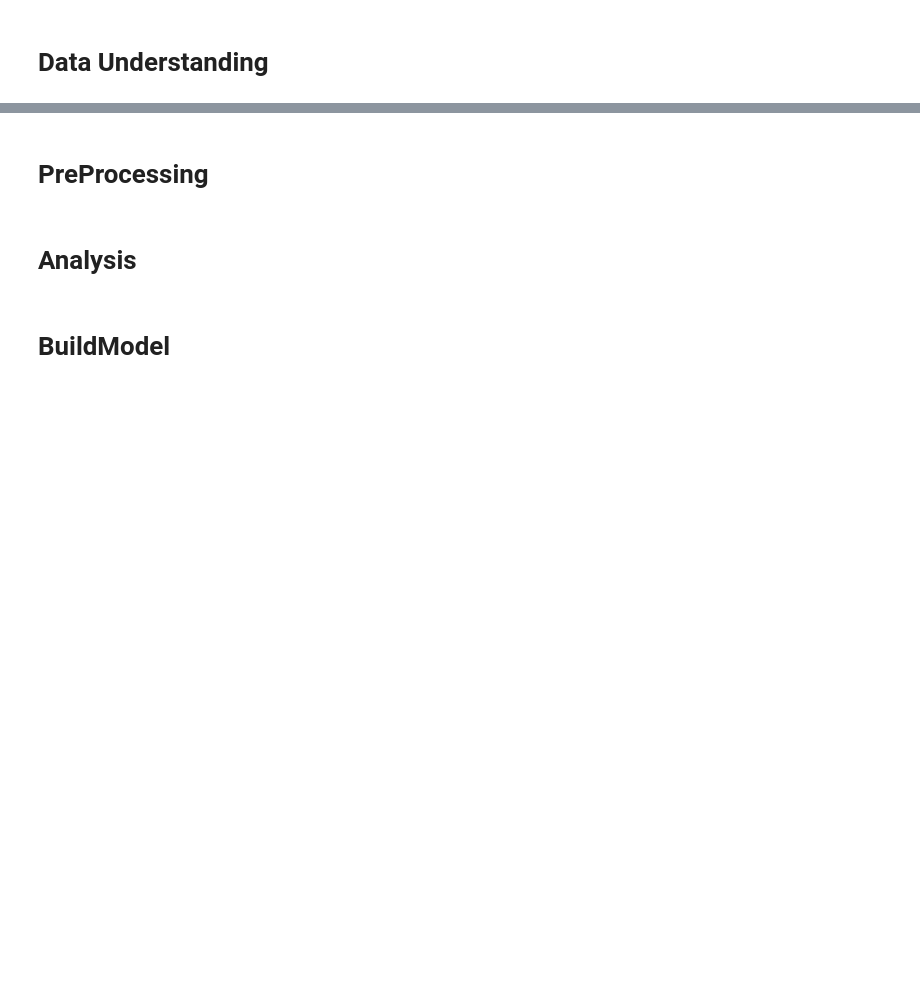
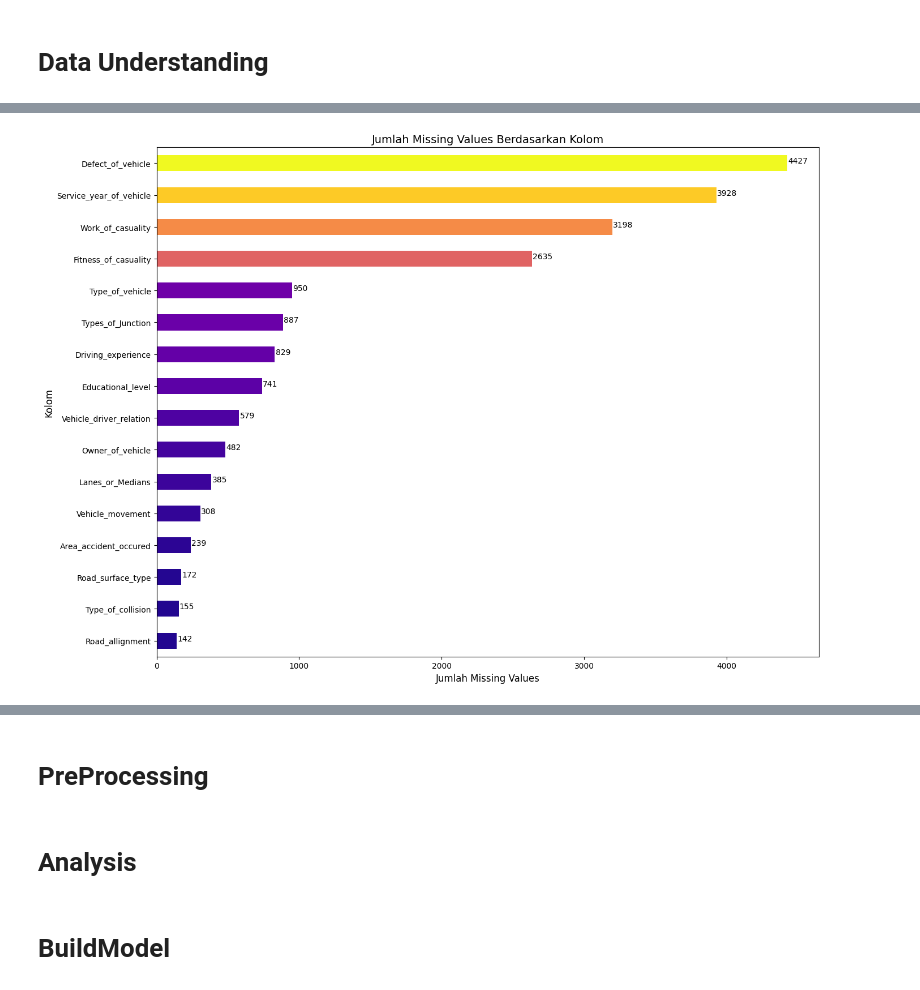
Before and after one commit to ahmadnafi30/3-AhmadNafiMubarok_OrieAbyanMaulana, a Jupyter notebook: code/main.ipynb, the cells around one changed output, grey strips where cells are left out. Saved outputs shown, nothing was run; the diff lists cells and outputs as text; code cells hidden in the pictures; blank space fills up the shorter version.

```diff
--- a/code/main.ipynb
+++ b/code/main.ipynb
@@ -30,0 +266,21 @@ df_train['Road_allignment'].value_counts()
+# %%
+missing_values = df_train.isnull().sum()
+missing_values = missing_values[missing_values > 0]
+missing_values.sort_values(ascending=False, inplace=True)
+
+plt.figure(figsize=(14, 10))
+bars = missing_values.plot(kind='barh', color=plt.cm.plasma(missing_values / max(missing_values)))
+plt.title('Jumlah Missing Values Berdasarkan Kolom', fontsize=14)
+plt.xlabel('Jumlah Missing Values', fontsize=12)
+plt.ylabel('Kolom', fontsize=12)
+plt.xticks(fontsize=10)
+plt.yticks(fontsize=10)
+plt.gca().invert_yaxis()
+
+for i, v in enumerate(missing_values):
+    bars.text(v + 5, i, str(v), ha='left', fontsize=10)
+
+plt.tight_layout()
+plt.show()
+# %% [output]
+[figure, added]
```
Also changed, not shown: parts of 86 cells of this notebook.
